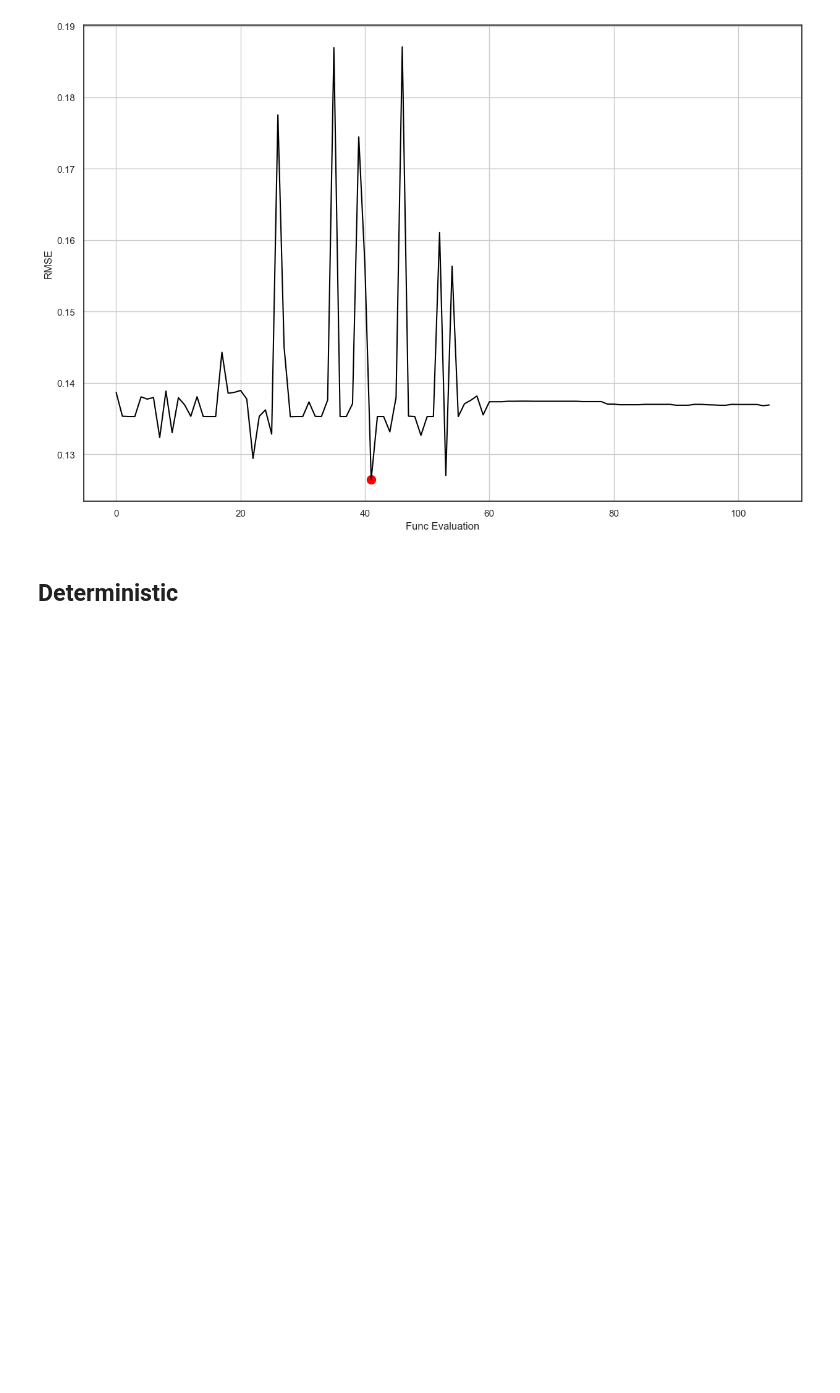
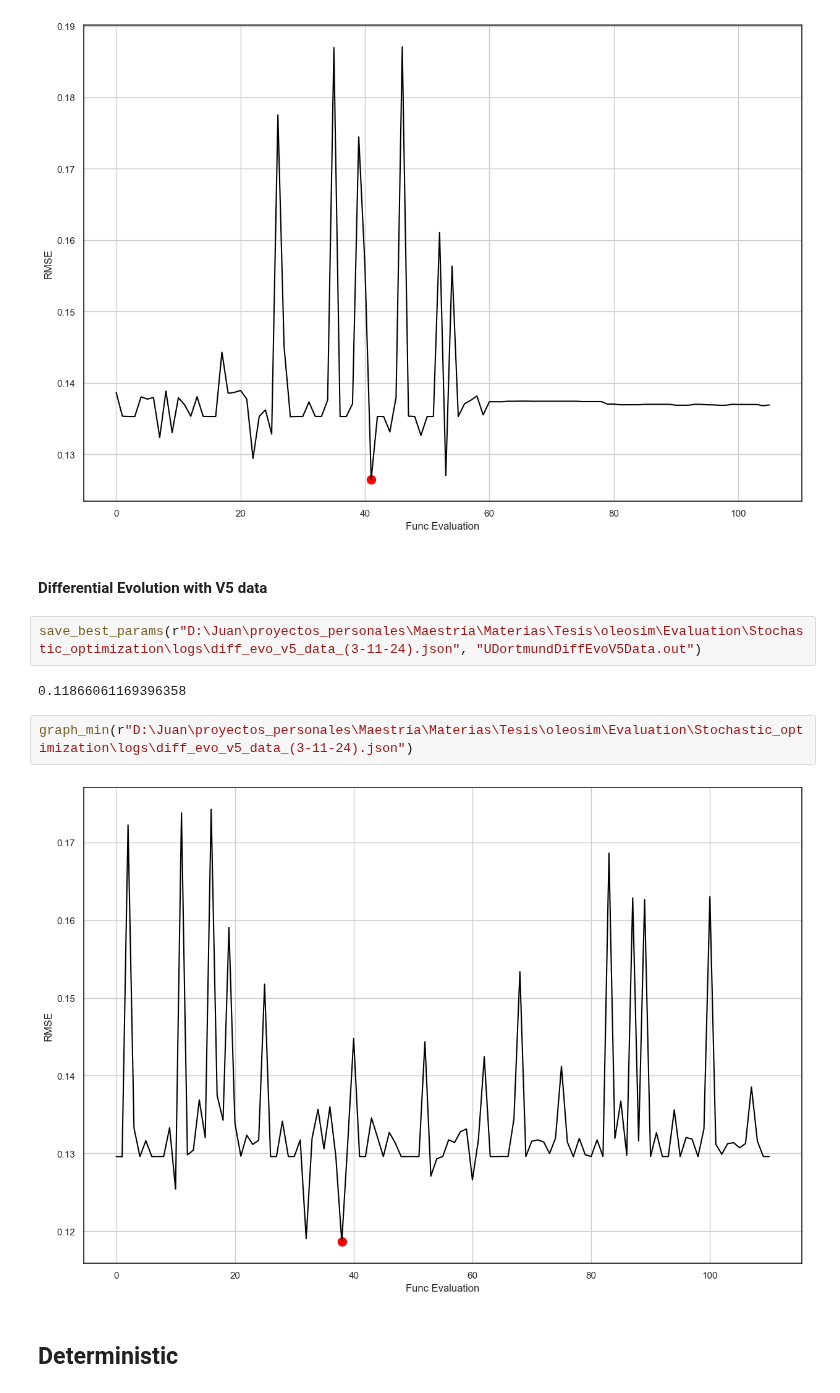
Before and after one commit to Juandhb99/ThermOleo, a Jupyter notebook: Evaluation/log_analysis.ipynb, the cells around one changed output. Cells and saved outputs as stored; diff of their text form; blank space fills up the shorter version.

```diff
--- a/Evaluation/log_analysis.ipynb
+++ b/Evaluation/log_analysis.ipynb
@@ -48,6 +48,16 @@ graph_min("Stochastic_optimization/logs/differential_evolution_log_(1-11-24)_1.j
 graph_min(r"D:\Juan\proyectos_personales\Maestría\Materias\Tesis\oleosim\Evaluation\Stochastic_optimization\logs\dual_annealing_(3-11-24).json")
 # %% [output]
 [figure]
+# %% [markdown]
+####  Differential Evolution with V5 data
+# %%
+save_best_params(r"D:\Juan\proyectos_personales\Maestría\Materias\Tesis\oleosim\Evaluation\Stochastic_optimization\logs\diff_evo_v5_data_(3-11-24).json", "UDortmundDiffEvoV5Data.out")
+# %% [output]
+0.11866061169396358
+# %%
+graph_min(r"D:\Juan\proyectos_personales\Maestría\Materias\Tesis\oleosim\Evaluation\Stochastic_optimization\logs\diff_evo_v5_data_(3-11-24).json")
+# %% [output]
+[figure, added]
 # %% [markdown]
 ## Deterministic
 # %% [markdown]
```
Also changed, not shown: 7 other files.
